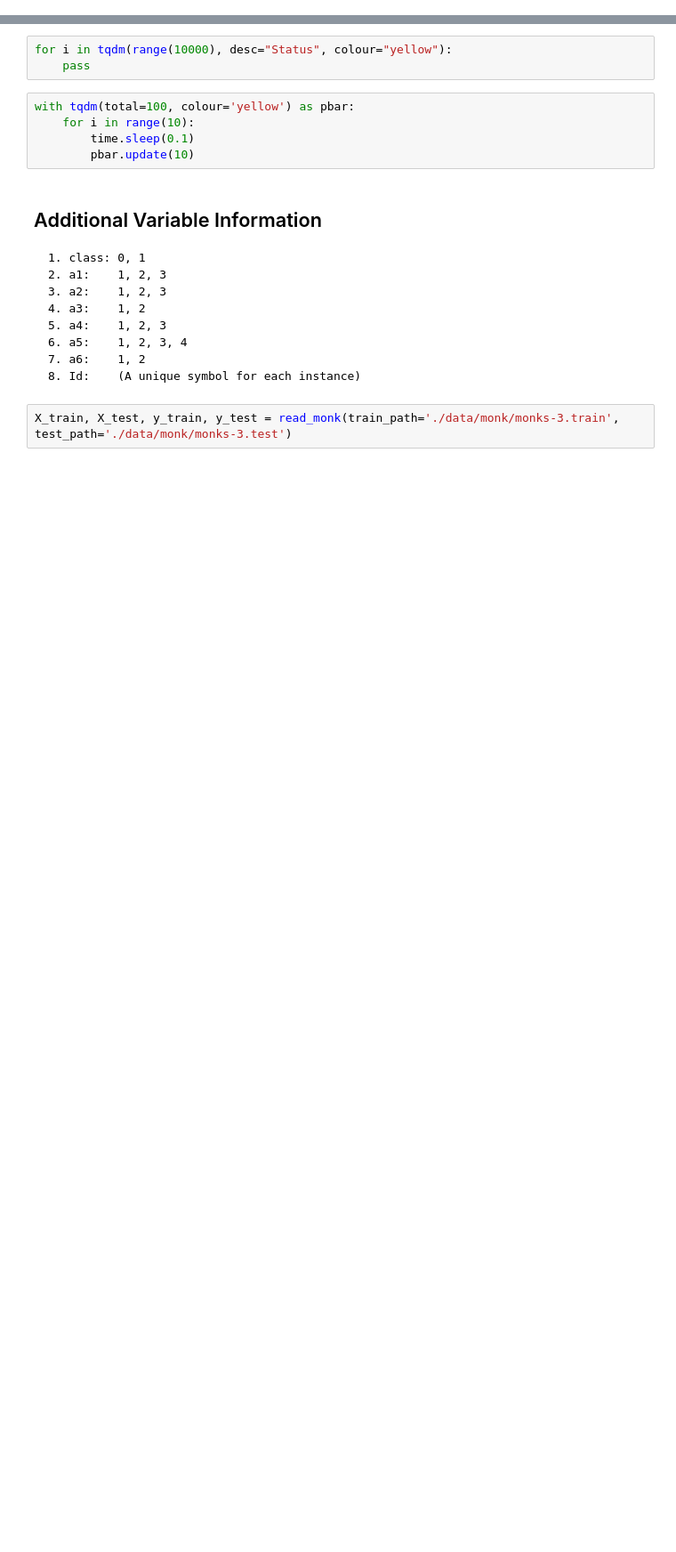
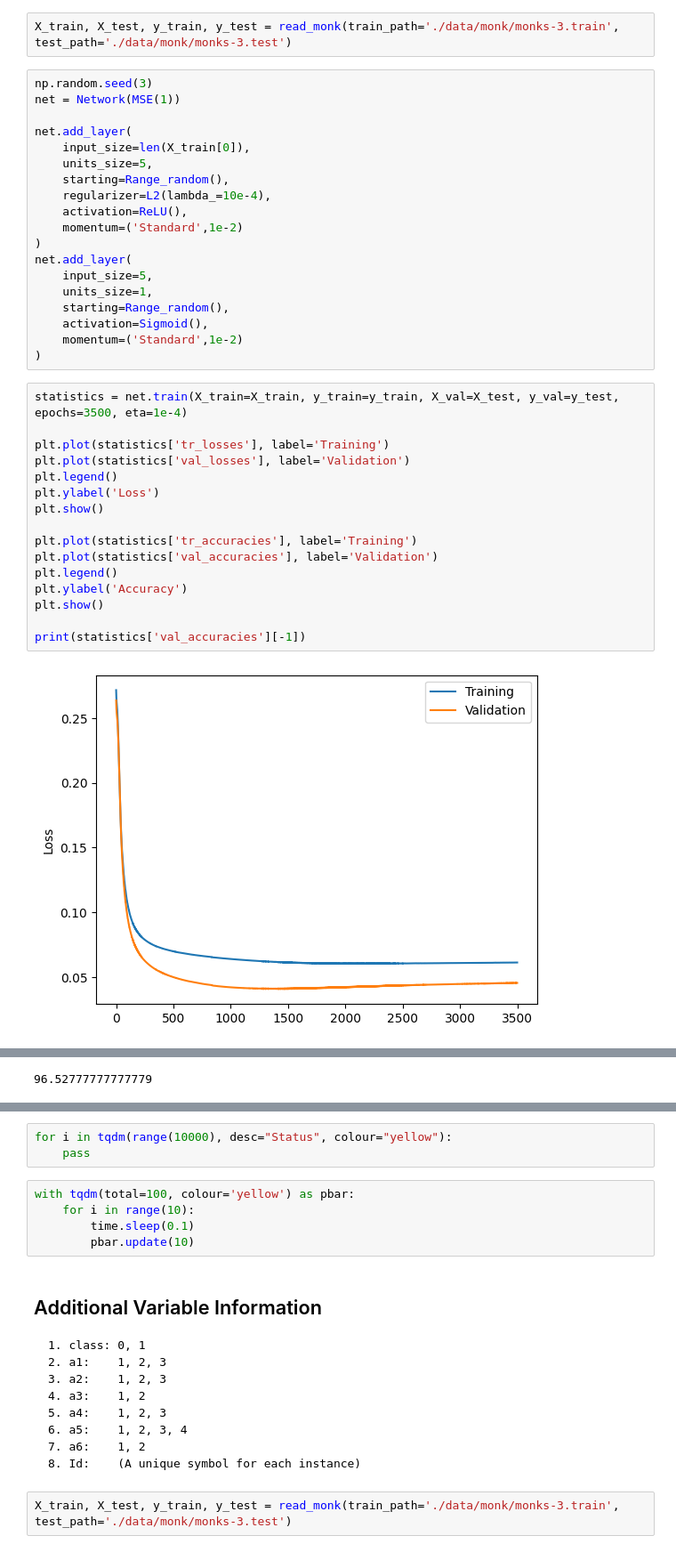
Before and after one commit to Slocon00/ML-project, a Jupyter notebook: test_monk.ipynb, the cells around one changed output, grey strips where cells are left out. Shown: that part at 89% size. Drawn from its saved outputs; the diff is of its cells as text; blank space fills up the shorter version.

```diff
--- a/test_monk.ipynb
+++ b/test_monk.ipynb
@@ -19,3 +21,42 @@ np.random.seed(42)
 # Progress bar
 from tqdm import tqdm
 import time
+# %%
+X_train, X_test, y_train, y_test = read_monk(train_path='./data/monk/monks-3.train', test_path='./data/monk/monks-3.test')
+# %%
+np.random.seed(3)
+net = Network(MSE(1))
+
+net.add_layer(
+    input_size=len(X_train[0]),
+    units_size=5,
+    starting=Range_random(),
+    regularizer=L2(lambda_=10e-4),
+    activation=ReLU(),
+    momentum=('Standard',1e-2)
+)
+net.add_layer(
+    input_size=5,
+    units_size=1,
+    starting=Range_random(),
+    activation=Sigmoid(),
+    momentum=('Standard',1e-2)
+)
+# %%
+statistics = net.train(X_train=X_train, y_train=y_train, X_val=X_test, y_val=y_test, epochs=3500, eta=1e-4)
+
+plt.plot(statistics['tr_losses'], label='Training')
+plt.plot(statistics['val_losses'], label='Validation')
+plt.legend()
+plt.ylabel('Loss')
+plt.show()
+
+plt.plot(statistics['tr_accuracies'], label='Training')
+plt.plot(statistics['val_accuracies'], label='Validation')
+plt.legend()
+plt.ylabel('Accuracy')
+plt.show()
+
+print(statistics['val_accuracies'][-1])
+# %% [output]
+[figure, added]
@@ -21,0 +64 @@ import time
+96.52777777777779
```
Also changed, not shown: parts of 6 cells of this notebook.
